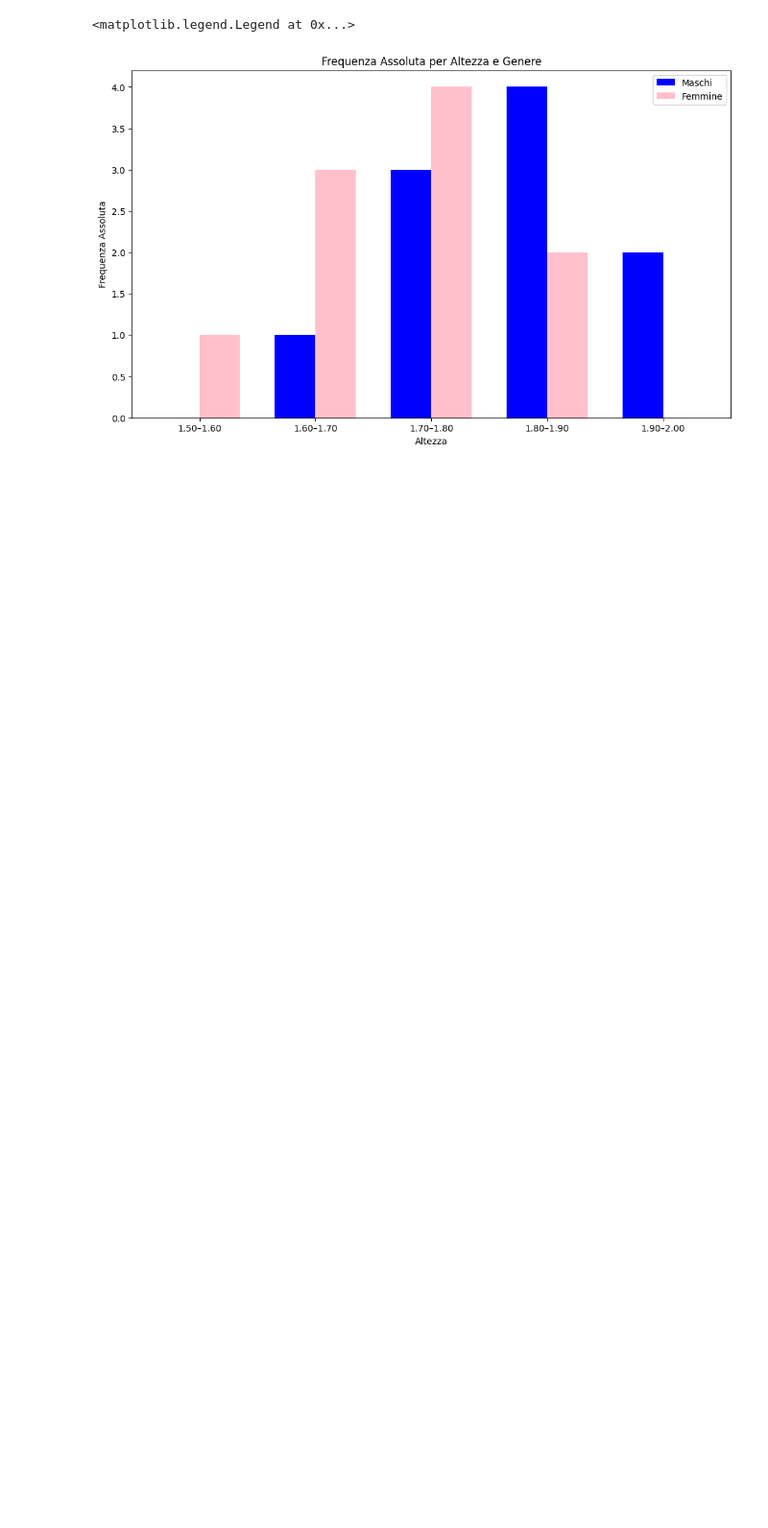
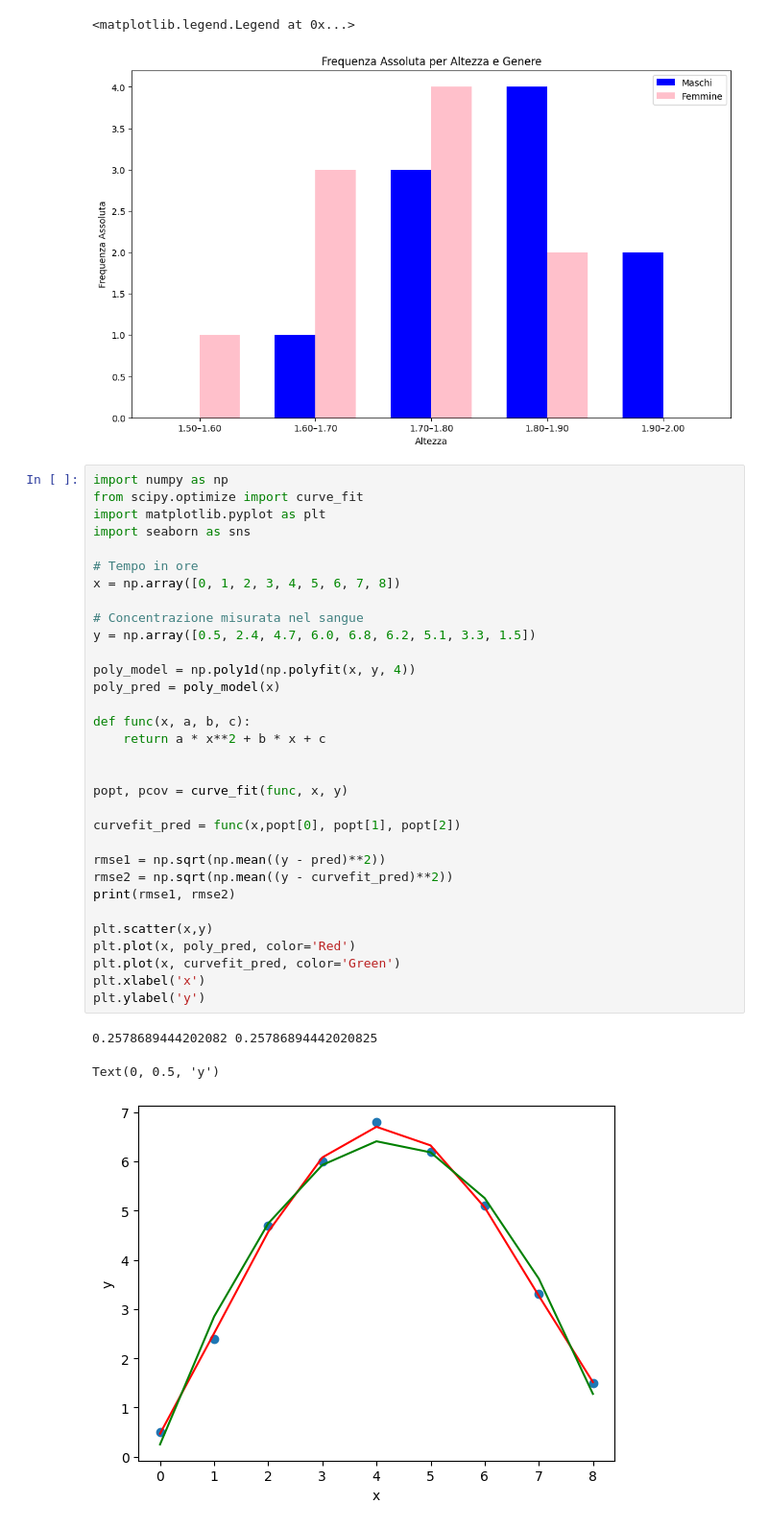
Before and after one commit to gregor-net/ProgrammingLab, a Jupyter notebook: simulazEsame2.ipynb, the cells around one changed output. Shown: that part at 96% size. Drawn from its saved outputs; the diff is of its cells as text; blank space fills up the shorter version.

```diff
--- a/simulazEsame2.ipynb
+++ b/simulazEsame2.ipynb
@@ -333,3 +333,39 @@ sns.barplot()
 # %% [output]
 <matplotlib.legend.Legend at 0x...>
 [figure]
+# %%
+import numpy as np
+from scipy.optimize import curve_fit
+import matplotlib.pyplot as plt
+import seaborn as sns
+
+# Tempo in ore
+x = np.array([0, 1, 2, 3, 4, 5, 6, 7, 8])
+
+# Concentrazione misurata nel sangue
+y = np.array([0.5, 2.4, 4.7, 6.0, 6.8, 6.2, 5.1, 3.3, 1.5])
+
+poly_model = np.poly1d(np.polyfit(x, y, 4))
+poly_pred = poly_model(x)
+
+def func(x, a, b, c):
+    return a * x**2 + b * x + c
+
+
+popt, pcov = curve_fit(func, x, y)
+
+curvefit_pred = func(x,popt[0], popt[1], popt[2])
+
+rmse1 = np.sqrt(np.mean((y - pred)**2))
+rmse2 = np.sqrt(np.mean((y - curvefit_pred)**2))
+print(rmse1, rmse2)
+
+plt.scatter(x,y)
+plt.plot(x, poly_pred, color='Red')
+plt.plot(x, curvefit_pred, color='Green')
+plt.xlabel('x')
+plt.ylabel('y')
+# %% [output]
+0.2578689444202082 0.25786894442020825
+Text(0, 0.5, 'y')
+[figure, added]
```
